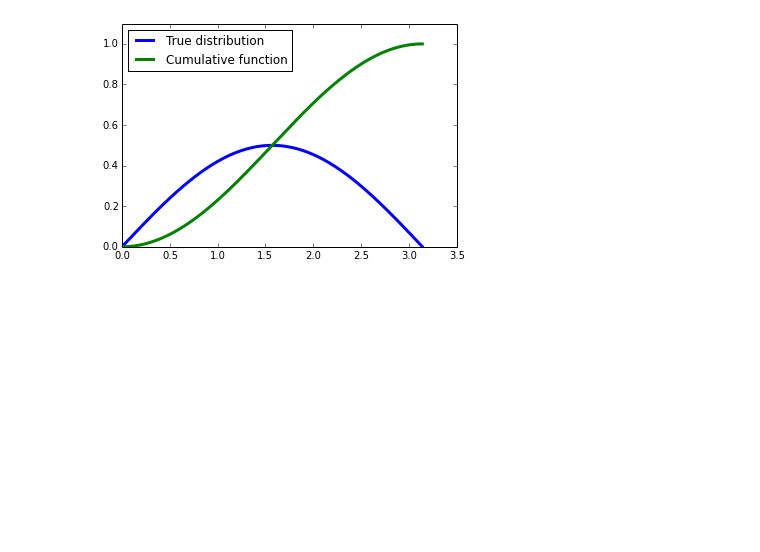
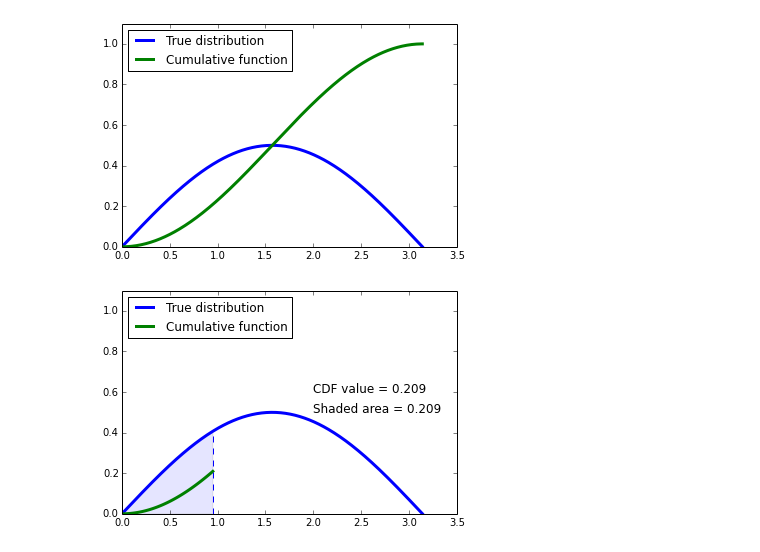
Before and after one commit to jparke08/PHYS202-S14, a Jupyter notebook: SciPy/RandomAndMCTour.ipynb, the cells around one changed output. Drawn from its saved outputs; the diff is of its cells as text; code cells hidden in the pictures; blank space fills up the shorter version.

```diff
--- a/SciPy/RandomAndMCTour.ipynb
+++ b/SciPy/RandomAndMCTour.ipynb
@@ -72,0 +76,35 @@ plt.show()
+# %%
+def CDFviewer(xmax = 0.95):
+
+    #Plot the full function first
+    x = np.arange(0.,np.pi+0.001,0.01)
+    f = lambda x: np.sin(x)/2.
+    plt.plot(x,f(x),label='True distribution',lw=3)
+
+    #Now show the CDF up to the xmax limit
+    xcdf = np.arange(0.,xmax+0.001,0.01)
+    F = lambda x: (np.cos(0)-np.cos(x))/2.
+    plt.plot(xcdf,F(xcdf),label='Cumulative function',lw=3)
+
+    plt.plot((xmax,xmax),(0.,f(xmax)),"b--")
+    plt.fill_between(xcdf,0.,f(xcdf),alpha=0.1)
+
+    #Use trapz with the true distribution as a comparison, but only integrate
+    #up to xmax
+    total = trapz(f(x),x)
+    area = trapz(f(xcdf),xcdf)
+    frac = area/total
+
+    plt.text(2.0,0.6,"CDF value = %.3f"%F(xmax),fontsize=12)
+    plt.text(2.0,0.5,"Shaded area = %.3f"%frac,fontsize=12)
+
+    plt.xlim(0,3.5)
+    plt.ylim(0,1.1)
+
+    plt.legend(loc="upper left")
+    plt.show()
+
+
+v = interact(CDFviewer,xmax=(0.,np.pi,0.01))
+# %% [output]
+[figure, added]
```
Also changed, not shown: parts of 13 cells of this notebook, 5 other files.
